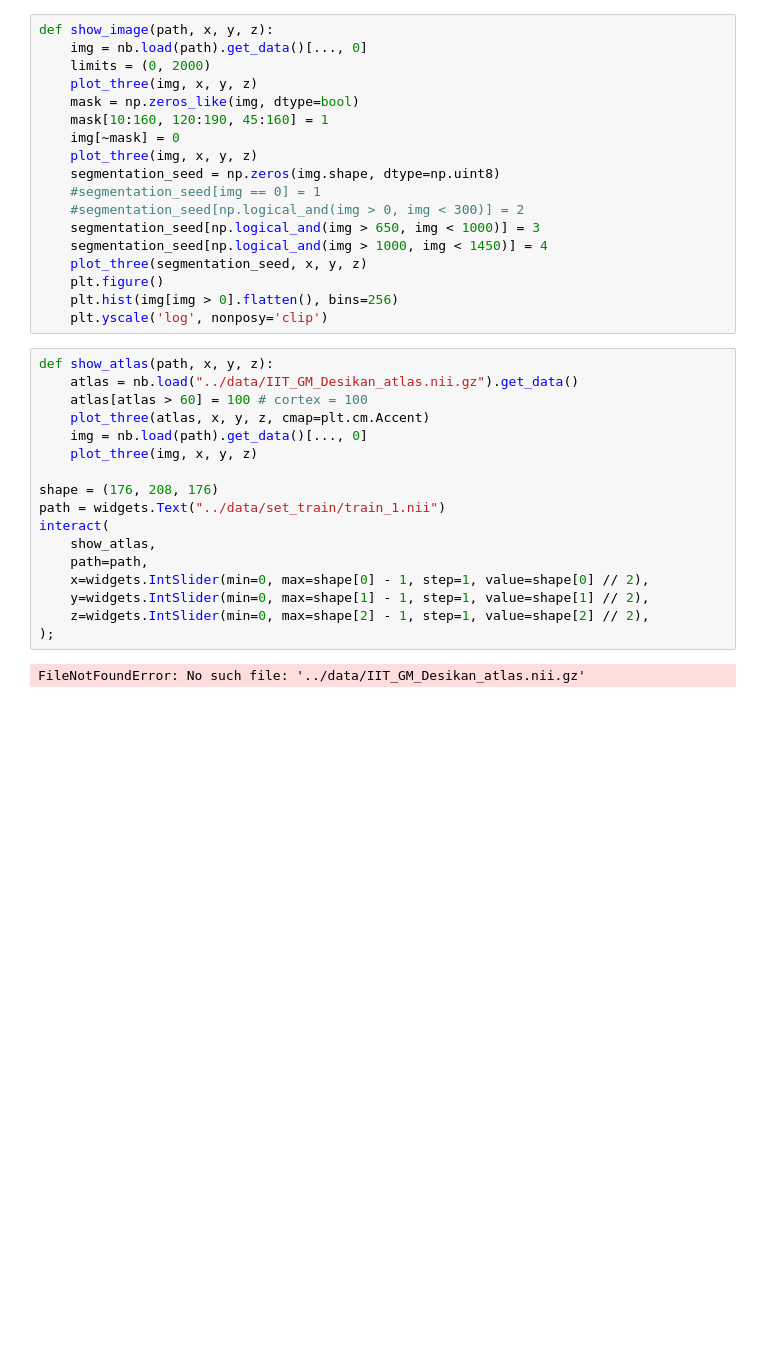
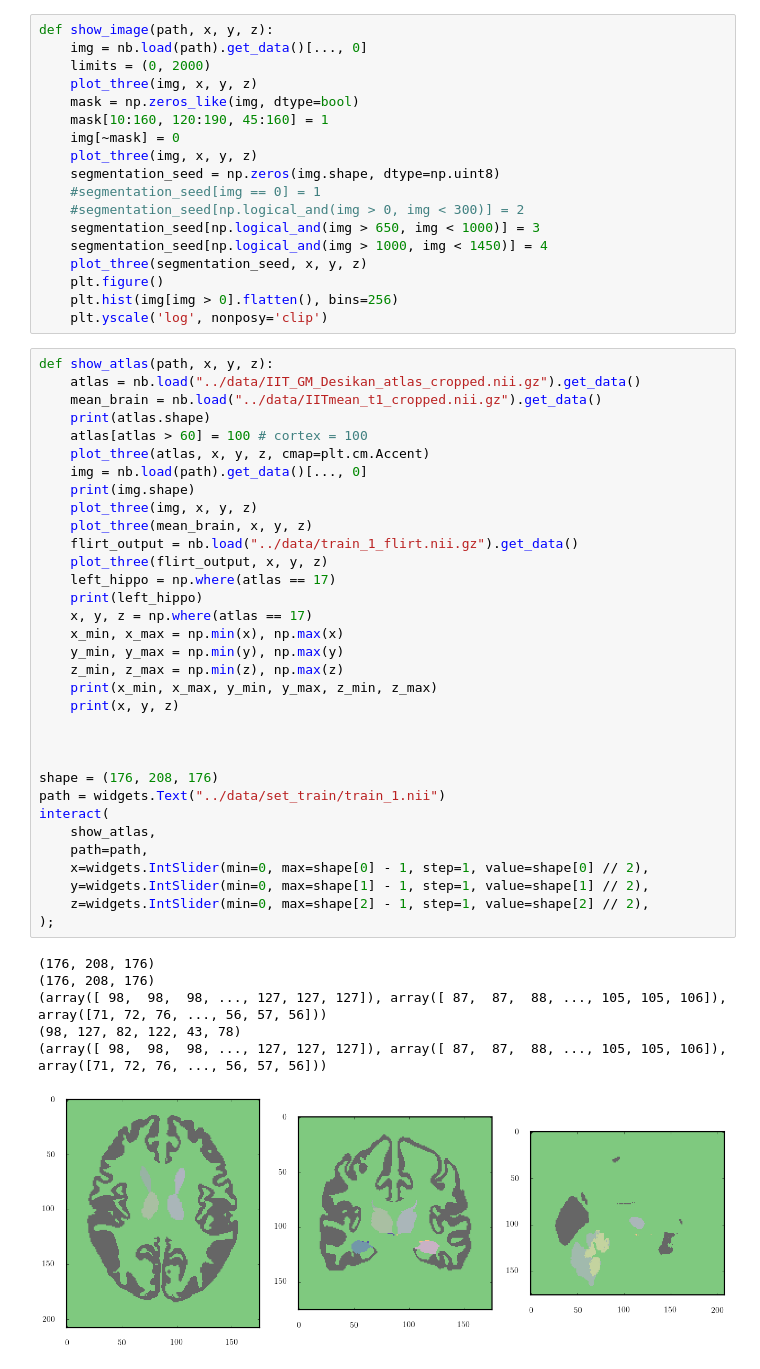
Before and after one commit to Enucatl/machine-learning-healthy-brains, a Jupyter notebook: local_postprocessing/atlas.ipynb, the cells around one changed output. Saved outputs shown, nothing was run; the diff lists cells and outputs as text; blank space fills up the shorter version.

Commit message:
add atlas operations

```diff
--- a/local_postprocessing/atlas.ipynb
+++ b/local_postprocessing/atlas.ipynb
@@ -48,20 +48,41 @@ def show_image(path, x, y, z):
     plt.yscale('log', nonposy='clip')
 # %%
 def show_atlas(path, x, y, z):
-    atlas = nb.load("../data/IIT_GM_Desikan_atlas.nii.gz").get_data()
+    atlas = nb.load("../data/IIT_GM_Desikan_atlas_cropped.nii.gz").get_data()
+    mean_brain = nb.load("../data/IITmean_t1_cropped.nii.gz").get_data()
+    print(atlas.shape)
     atlas[atlas > 60] = 100 # cortex = 100
     plot_three(atlas, x, y, z, cmap=plt.cm.Accent)
     img = nb.load(path).get_data()[..., 0]
+    print(img.shape)
     plot_three(img, x, y, z)
+    plot_three(mean_brain, x, y, z)
+    flirt_output = nb.load("../data/train_1_flirt.nii.gz").get_data()
+    plot_three(flirt_output, x, y, z)
+    left_hippo = np.where(atlas == 17)
+    print(left_hippo)
+    x, y, z = np.where(atlas == 17)
+    x_min, x_max = np.min(x), np.max(x)
+    y_min, y_max = np.min(y), np.max(y)
+    z_min, z_max = np.min(z), np.max(z)
+    print(x_min, x_max, y_min, y_max, z_min, z_max)
+    print(x, y, z)
+
+
 
 shape = (176, 208, 176)
 path = widgets.Text("../data/set_train/train_1.nii")
 interact(
     show_atlas,
     path=path,
     x=widgets.IntSlider(min=0, max=shape[0] - 1, step=1, value=shape[0] // 2),
     y=widgets.IntSlider(min=0, max=shape[1] - 1, step=1, value=shape[1] // 2),
     z=widgets.IntSlider(min=0, max=shape[2] - 1, step=1, value=shape[2] // 2),
 );
 # %% [output]
-FileNotFoundError: No such file: '../data/IIT_GM_Desikan_atlas.nii.gz'
+(176, 208, 176)
+(176, 208, 176)
+(array([ 98,  98,  98, ..., 127, 127, 127]), array([ 87,  87,  88, ..., 105, 105, 106]), array([71, 72, 76, ..., 56, 57, 56]))
+(98, 127, 82, 122, 43, 78)
+(array([ 98,  98,  98, ..., 127, 127, 127]), array([ 87,  87,  88, ..., 105, 105, 106]), array([71, 72, 76, ..., 56, 57, 56]))
+[figure, added]
```
Also changed, not shown: parts of 5 cells of this notebook, 2 other files.
